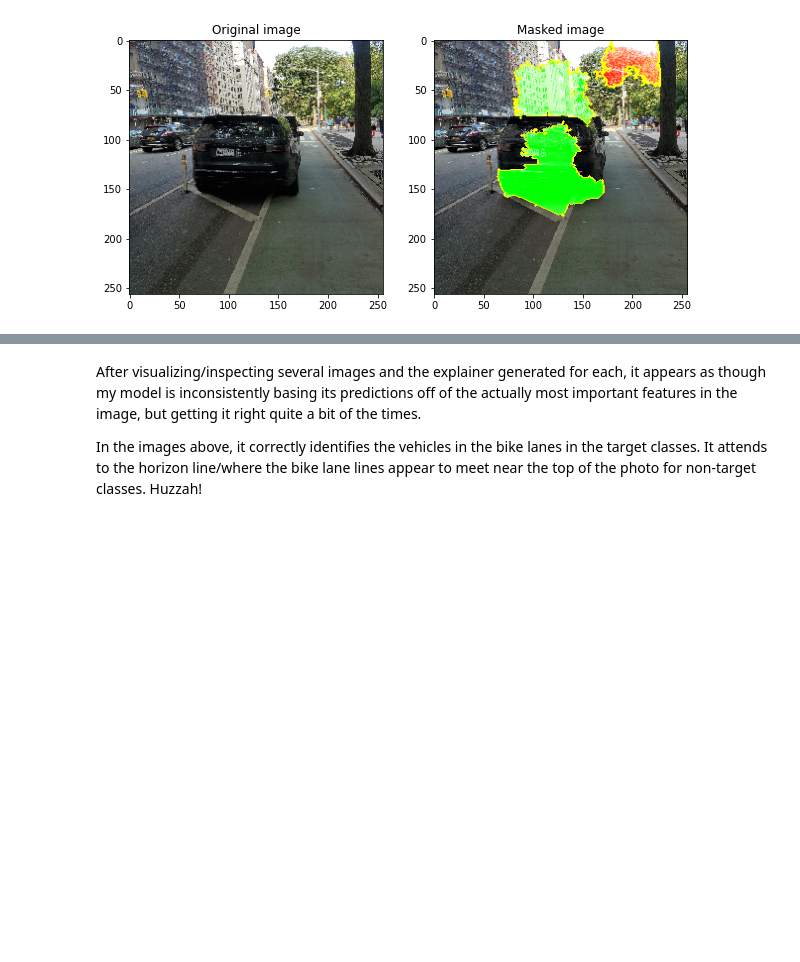
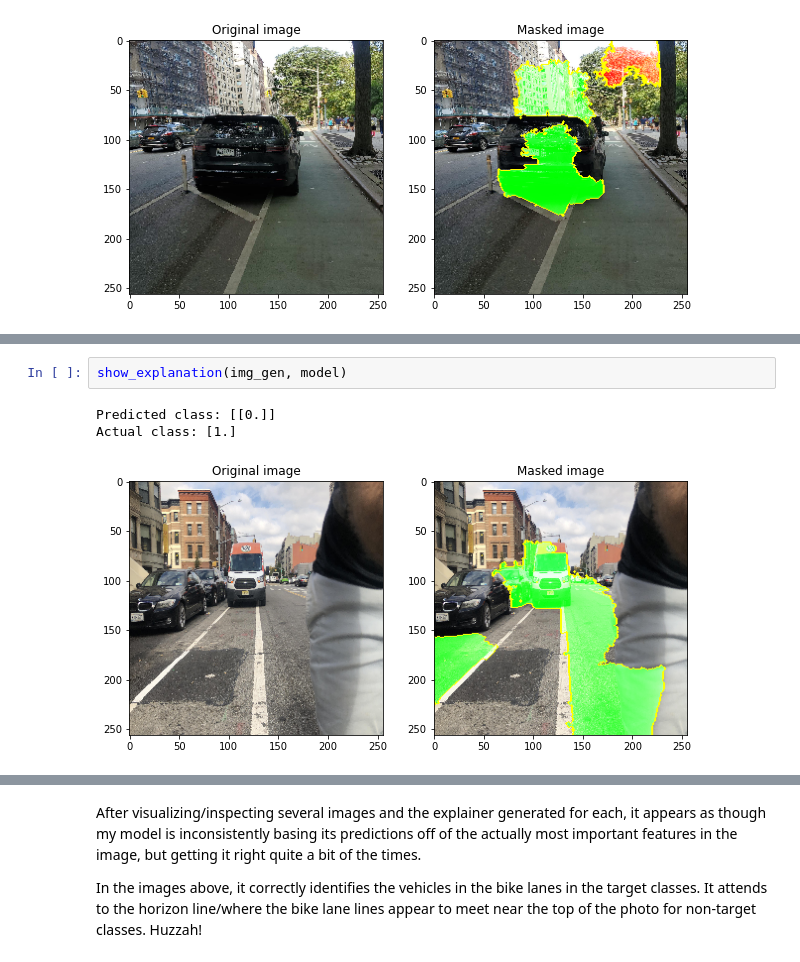
Before and after one commit to jmarkowi/NYC_bike_lanes, a Jupyter notebook: Lime.ipynb, the cells around one changed output, grey strips where cells are left out. Saved outputs shown, nothing was run; the diff lists cells and outputs as text; blank space fills up the shorter version.

```diff
--- a/Lime.ipynb
+++ b/Lime.ipynb
@@ -109,0 +116,6 @@ plt.imshow(mark_boundaries(image, mask))
+# %%
+show_explanation(img_gen, model)
+# %% [output]
+Predicted class: [[0.]]
+Actual class: [1.]
+[figure, added]
```
Also changed, not shown: parts of 15 cells of this notebook, 2 other files.
